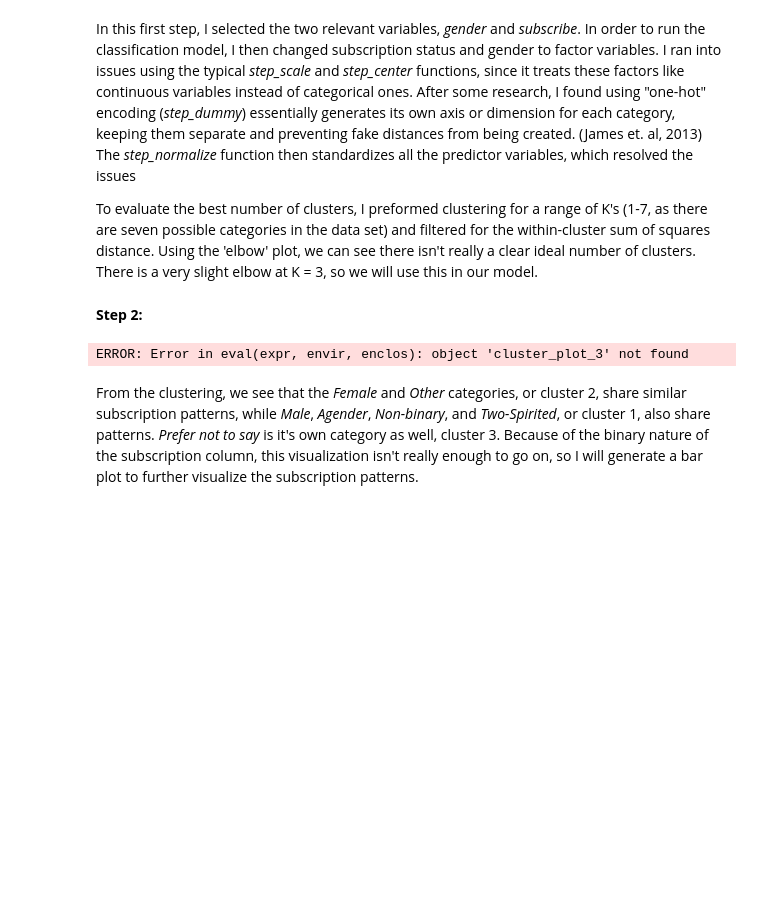
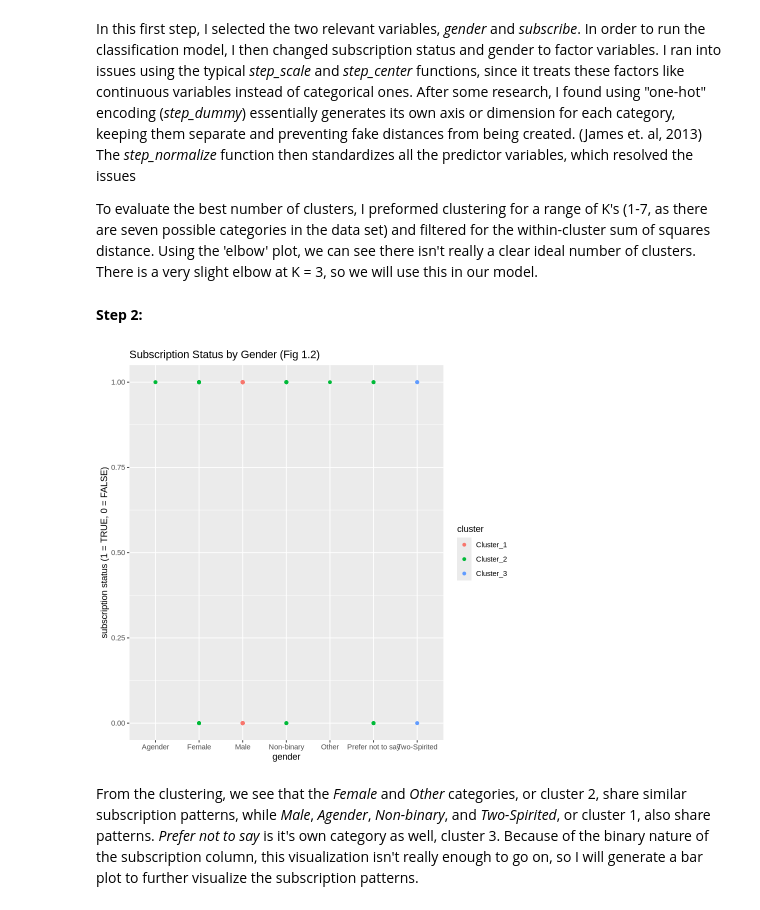
Before and after one commit to Mgonz005/Data-Science-group-project-, a Jupyter notebook: final_project_grp34.ipynb, the cells around one changed output. Drawn from its saved outputs; the diff is of its cells as text; code cells hidden in the pictures; blank space fills up the shorter version.

```diff
--- a/final_project_grp34.ipynb
+++ b/final_project_grp34.ipynb
@@ -115,13 +115,13 @@ To evaluate the best number of clusters, I preformed clustering for a range of K
 # %%
 kmeans_spec <- k_means(num_clusters = 3) |> set_engine("stats", nstart = 10)
 kmeans_fit <- workflow() |> add_recipe(kmeans_recipe) |> add_model(kmeans_spec) |> fit(data = gender_cleaned)
 gender_labelled <- augment(kmeans_fit, gender_cleaned)
 
-cluster_plot <- gender_labelled |> ggplot(aes(x = gender, y = subscribe)) + geom_point(aes(color = .pred_cluster)) +
+cluster_plot_3 <- gender_labelled |> ggplot(aes(x = gender, y = subscribe)) + geom_point(aes(color = .pred_cluster)) +
 labs(x = "gender", y = "subscription status (1 = TRUE, 0 = FALSE)", color = "cluster") + ggtitle("Subscription Status by Gender (Fig 1.2)")
 cluster_plot_3
 # %% [output]
-ERROR: Error in eval(expr, envir, enclos): object 'cluster_plot_3' not found
+[figure, added]
 # %% [markdown]
 From the clustering, we see that the *Female* and *Other* categories, or cluster 2, share similar subscription patterns, while *Male*, *Agender*, *Non-binary*, and *Two-Spirited*, or cluster 1, also share patterns. *Prefer not to say* is it's own category as well, cluster 3. Because of the binary nature of the subscription column, this visualization isn't really enough to go on, so I will generate a bar plot to further visualize the subscription patterns.
 # %% [markdown]
```
Also changed, not shown: parts of 12 cells of this notebook.
